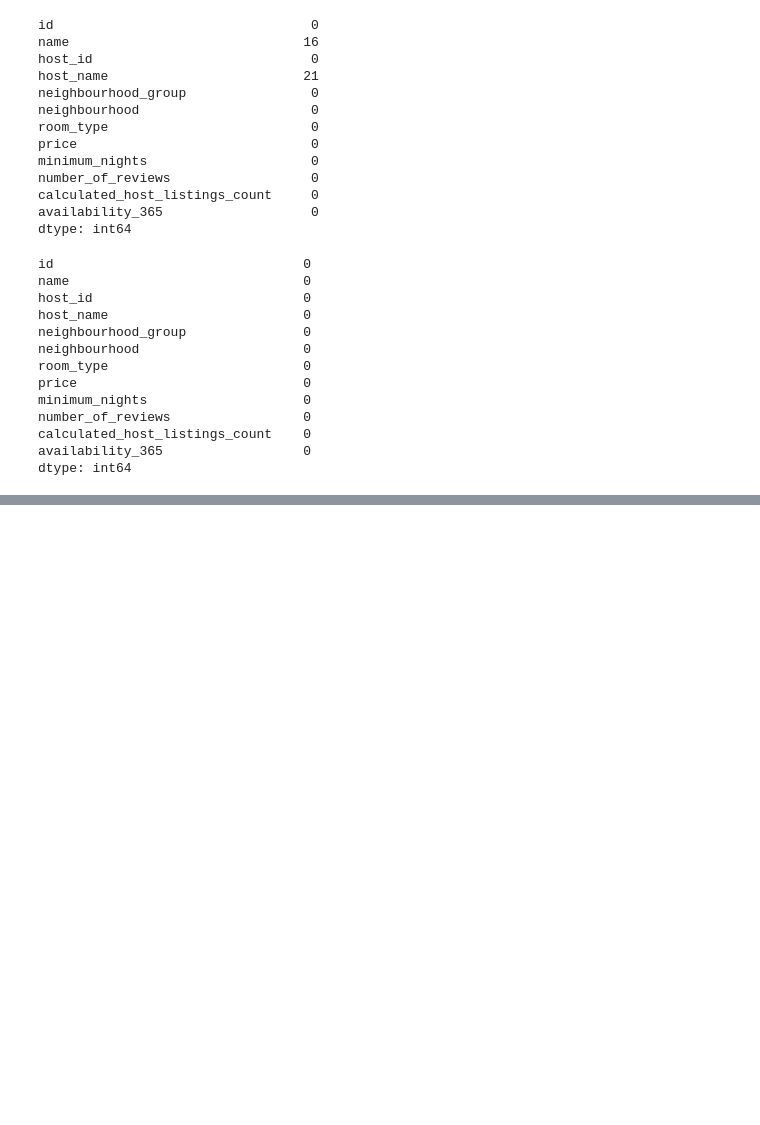
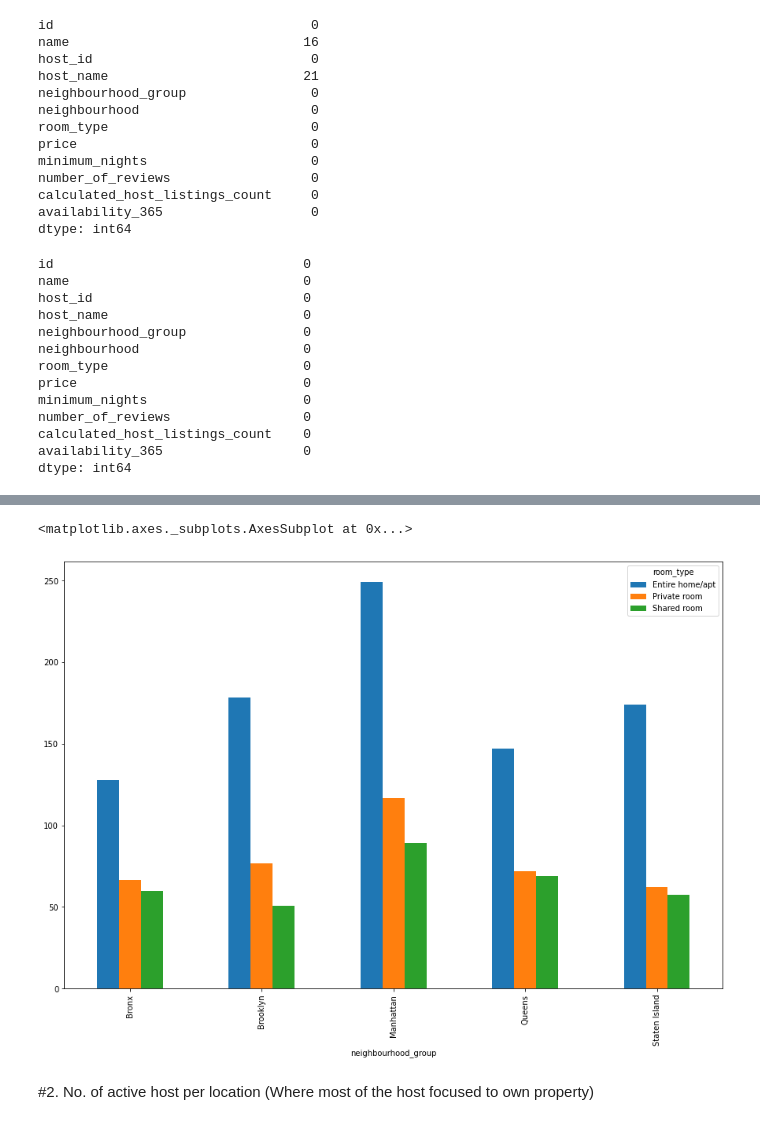
Before and after one commit to satendra-p/Airbnb_data-analysis, a Jupyter notebook: Team_Project_EDA_Capstone_ipynb.ipynb, the cells around one changed output, grey strips where cells are left out. Cells and saved outputs as stored; diff of their text form; code cells hidden in the pictures; blank space fills up the shorter version.

```diff
--- a/Team_Project_EDA_Capstone_ipynb.ipynb
+++ b/Team_Project_EDA_Capstone_ipynb.ipynb
@@ -144,0 +207,4 @@ airbnb_df.head()
+# %%
+#Unstack the group by information for plot the graph
+avg_preffered_price_df = airbnb_df.groupby(['neighbourhood_group', 'room_type'])['price'].mean().unstack()
+avg_preffered_price_df
@@ -144,0 +219,8 @@ airbnb_df.head()
+# %%
+#Graph of average price of property according to location
+avg_preffered_price_df.plot.bar()
+# %% [output]
+<matplotlib.axes._subplots.AxesSubplot at 0x...>
+[figure, added]
+# %% [markdown]
+#2. No. of active host per location (Where most of the host focused to own property)
```
Also changed, not shown: parts of 20 cells of this notebook.
